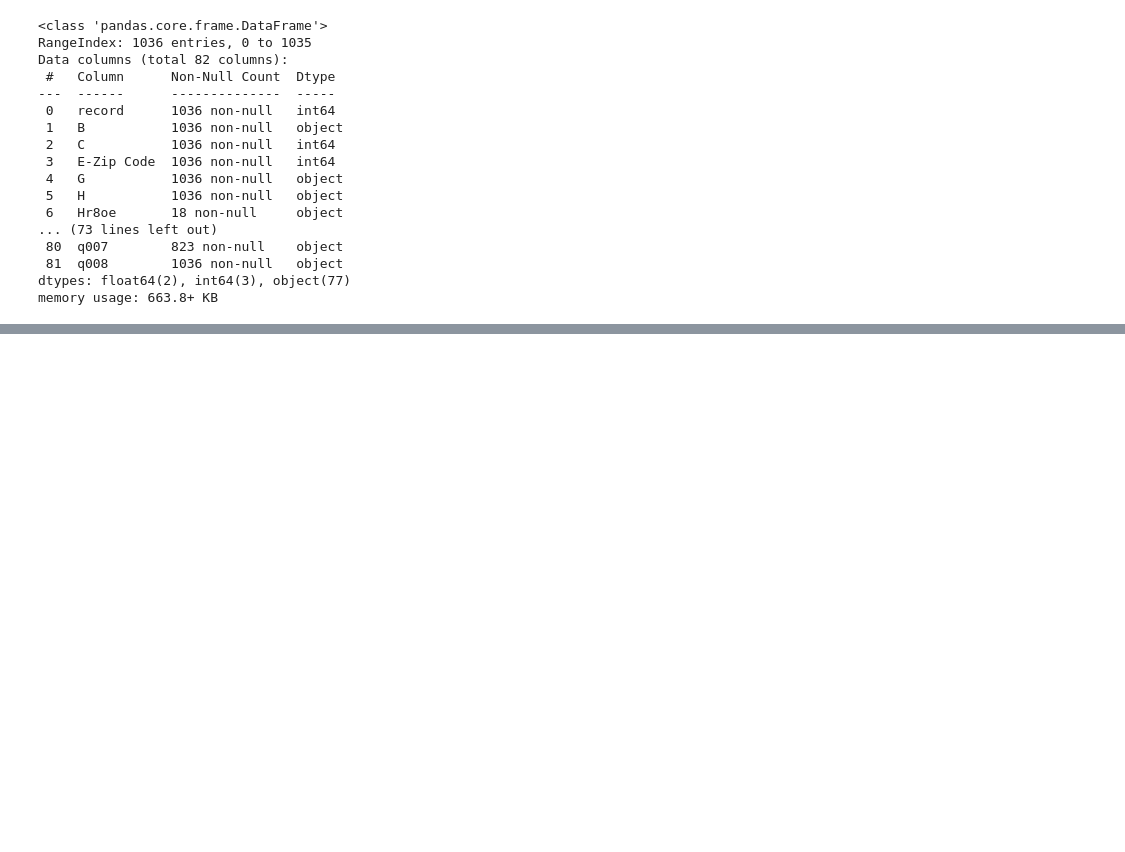
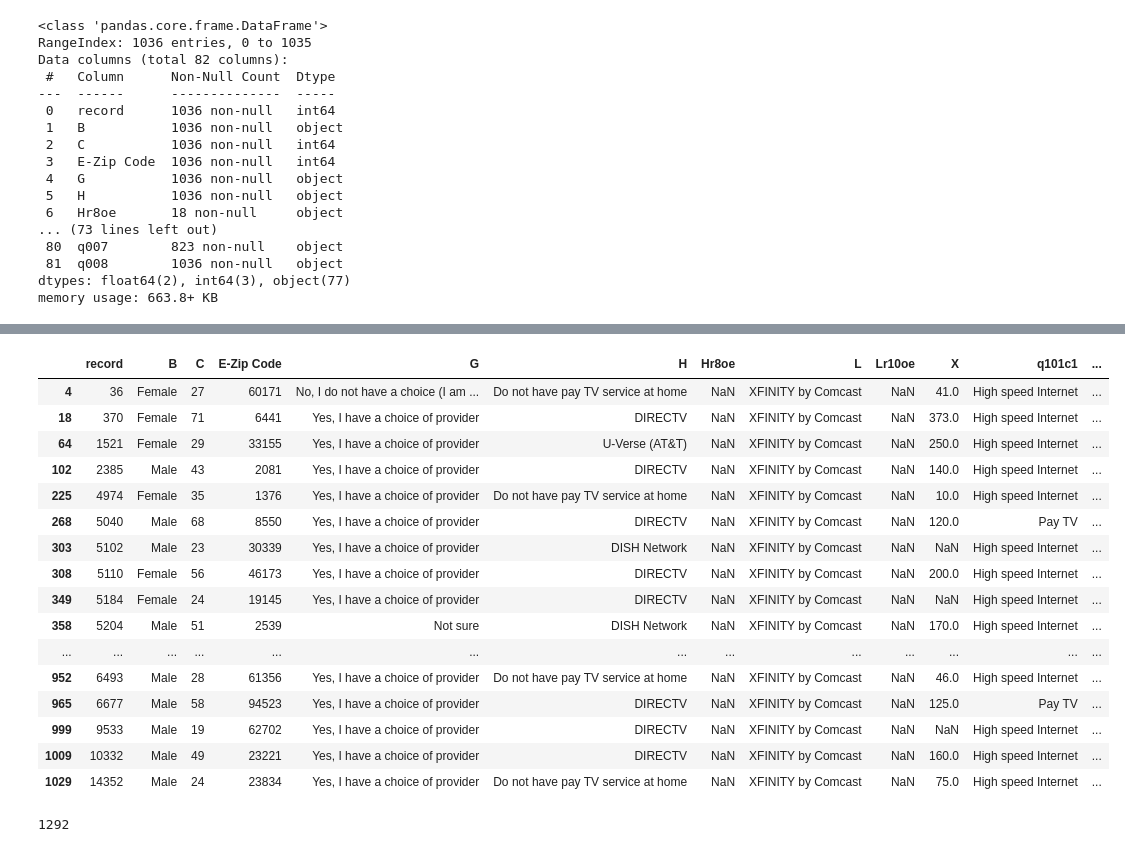
Before and after one commit to dinapodolny/OGC, a Jupyter notebook: OGC_challenge.ipynb, the cells around one changed output, grey strips where cells are left out. Saved outputs shown, nothing was run; the diff lists cells and outputs as text; code cells hidden in the pictures; blank space fills up the shorter version.

```diff
--- a/OGC_challenge.ipynb
+++ b/OGC_challenge.ipynb
@@ -181,0 +294,26 @@ data_full.head()
+# %%
+data_full.query('record in @missing_records')
+# %% [output]
+|  | record | B | C | E-Zip Code | G | H | Hr8oe | L | Lr10oe | X | q101c1 | ... |
+| 4 | 36 | Female | 27 | 60171 | No, I do not have a choice (I am ... | Do not have pay TV service at home | NaN | XFINITY by Comcast | NaN | 41.0 | High speed Internet | ... |
+| 18 | 370 | Female | 71 | 6441 | Yes, I have a choice of provider | DIRECTV | NaN | XFINITY by Comcast | NaN | 373.0 | High speed Internet | ... |
+| 64 | 1521 | Female | 29 | 33155 | Yes, I have a choice of provider | U-Verse (AT&T) | NaN | XFINITY by Comcast | NaN | 250.0 | High speed Internet | ... |
+| 102 | 2385 | Male | 43 | 2081 | Yes, I have a choice of provider | DIRECTV | NaN | XFINITY by Comcast | NaN | 140.0 | High speed Internet | ... |
+| 225 | 4974 | Female | 35 | 1376 | Yes, I have a choice of provider | Do not have pay TV service at home | NaN | XFINITY by Comcast | NaN | 10.0 | High speed Internet | ... |
+| 268 | 5040 | Male | 68 | 8550 | Yes, I have a choice of provider | DIRECTV | NaN | XFINITY by Comcast | NaN | 120.0 | Pay TV | ... |
+| 303 | 5102 | Male | 23 | 30339 | Yes, I have a choice of provider | DISH Network | NaN | XFINITY by Comcast | NaN | NaN | High speed Internet | ... |
+| 308 | 5110 | Female | 56 | 46173 | Yes, I have a choice of provider | DIRECTV | NaN | XFINITY by Comcast | NaN | 200.0 | High speed Internet | ... |
+| 349 | 5184 | Female | 24 | 19145 | Yes, I have a choice of provider | DIRECTV | NaN | XFINITY by Comcast | NaN | NaN | High speed Internet | ... |
+| 358 | 5204 | Male | 51 | 2539 | Not sure | DISH Network | NaN | XFINITY by Comcast | NaN | 170.0 | High speed Internet | ... |
+| ... | ... | ... | ... | ... | ... | ... | ... | ... | ... | ... | ... | ... |
+| 952 | 6493 | Male | 28 | 61356 | Yes, I have a choice of provider | Do not have pay TV service at home | NaN | XFINITY by Comcast | NaN | 46.0 | High speed Internet | ... |
+| 965 | 6677 | Male | 58 | 94523 | Yes, I have a choice of provider | DIRECTV | NaN | XFINITY by Comcast | NaN | 125.0 | Pay TV | ... |
+| 999 | 9533 | Male | 19 | 62702 | Yes, I have a choice of provider | DIRECTV | NaN | XFINITY by Comcast | NaN | NaN | High speed Internet | ... |
+| 1009 | 10332 | Male | 49 | 23221 | Yes, I have a choice of provider | DIRECTV | NaN | XFINITY by Comcast | NaN | 160.0 | High speed Internet | ... |
+| 1029 | 14352 | Male | 24 | 23834 | Yes, I have a choice of provider | Do not have pay TV service at home | NaN | XFINITY by Comcast | NaN | 75.0 | High speed Internet | ... |
+# %%
+duplicateRows = waves_merged[waves_merged.duplicated(['record'], keep=False)].sort_values(by='record', ascending=True)
+duplicateRows.head(20)
+len(duplicateRows)
+# %% [output]
+1292
```
Also changed, not shown: parts of 42 cells of this notebook, 4 other files.
